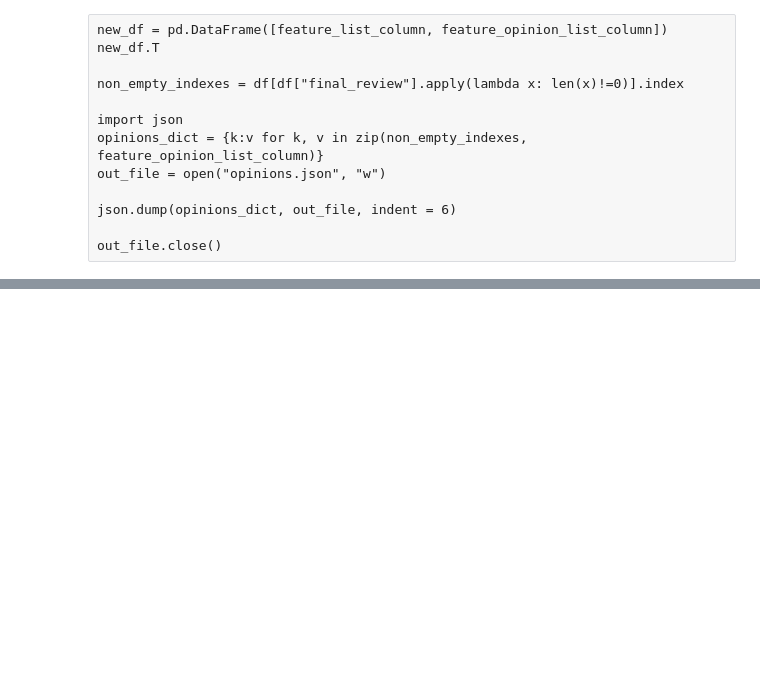
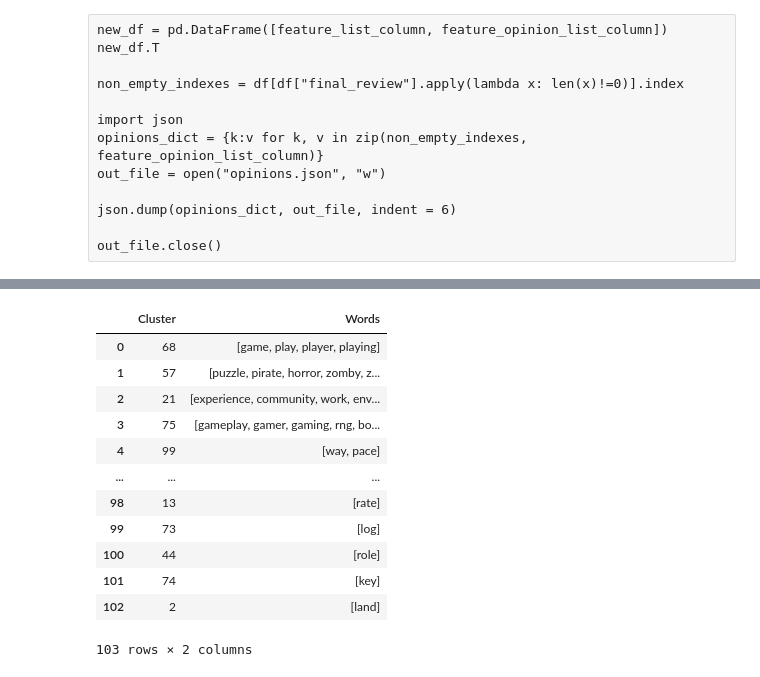
Before and after one commit to markrz12/aspect-based-opinion-mining, a Jupyter notebook: Mgr1.ipynb, the cells around one changed output, grey strips where cells are left out. Saved outputs shown, nothing was run; the diff lists cells and outputs as text; code cells hidden in the pictures; blank space fills up the shorter version.

```diff
--- a/Mgr1.ipynb
+++ b/Mgr1.ipynb
@@ -958,0 +750,20 @@ Cluster 26: eye
+# %%
+def words_to_list(words_string):
+    return words_string.split()
+
+clusters_df = pd.read_csv('clusters.csv', converters={'Words': words_to_list})
+clusters_df
+# %% [output]
+|  | Cluster | Words |
+| 0 | 68 | [game, play, player, playing] |
+| 1 | 57 | [puzzle, pirate, horror, zomby, z... |
+| 2 | 21 | [experience, community, work, env... |
+| 3 | 75 | [gameplay, gamer, gaming, rng, bo... |
+| 4 | 99 | [way, pace] |
+| ... | ... | ... |
+| 98 | 13 | [rate] |
+| 99 | 73 | [log] |
+| 100 | 44 | [role] |
+| 101 | 74 | [key] |
+| 102 | 2 | [land] |
+103 rows × 2 columns
```
Also changed, not shown: parts of 50 cells of this notebook, 5 other files.
